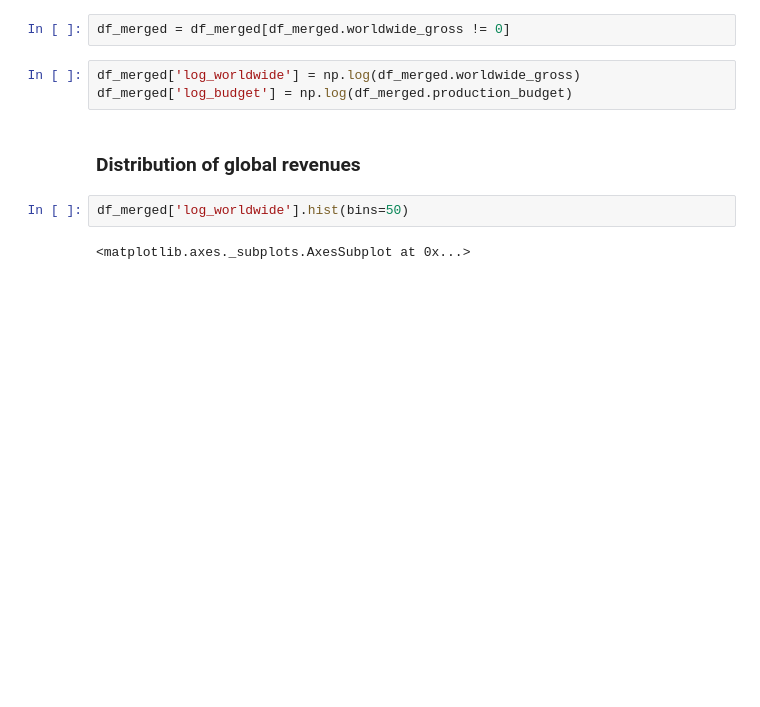
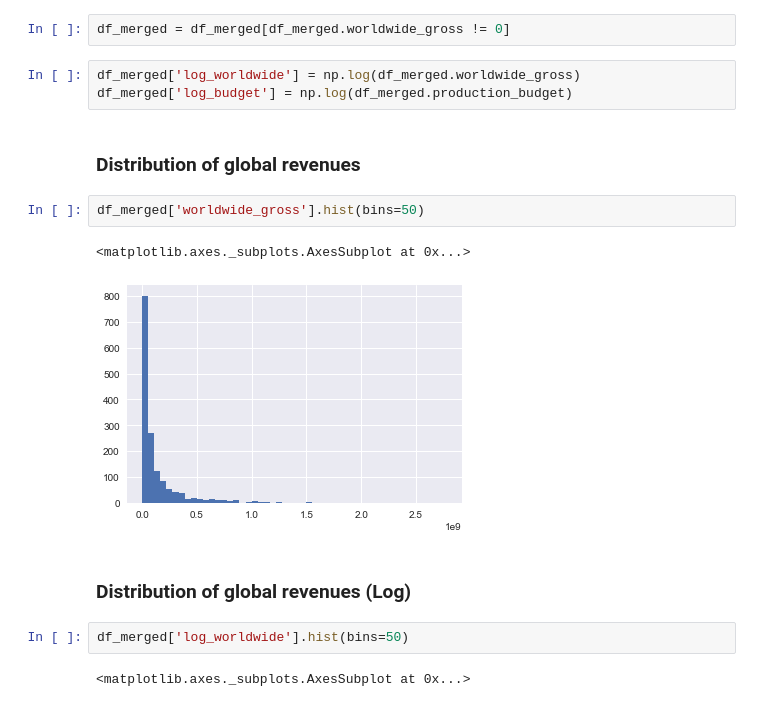
Before and after one commit to mzhou356/dc_ds_06_03_mod1_project, a Jupyter notebook: Keita_Initial_Data_Check.ipynb, the cells around one changed output. Drawn from its saved outputs; the diff is of its cells as text; blank space fills up the shorter version.

```diff
--- a/Keita_Initial_Data_Check.ipynb
+++ b/Keita_Initial_Data_Check.ipynb
@@ -293,6 +296,13 @@ df_merged['log_worldwide'] = np.log(df_merged.worldwide_gross)
 df_merged['log_budget'] = np.log(df_merged.production_budget)
 # %% [markdown]
 ### Distribution of global revenues
+# %%
+df_merged['worldwide_gross'].hist(bins=50)
+# %% [output]
+<matplotlib.axes._subplots.AxesSubplot at 0x...>
+[figure, added]
+# %% [markdown]
+### Distribution of global revenues (Log)
 # %%
 df_merged['log_worldwide'].hist(bins=50)
 # %% [output]
```
Also changed, not shown: parts of 3 cells of this notebook.
